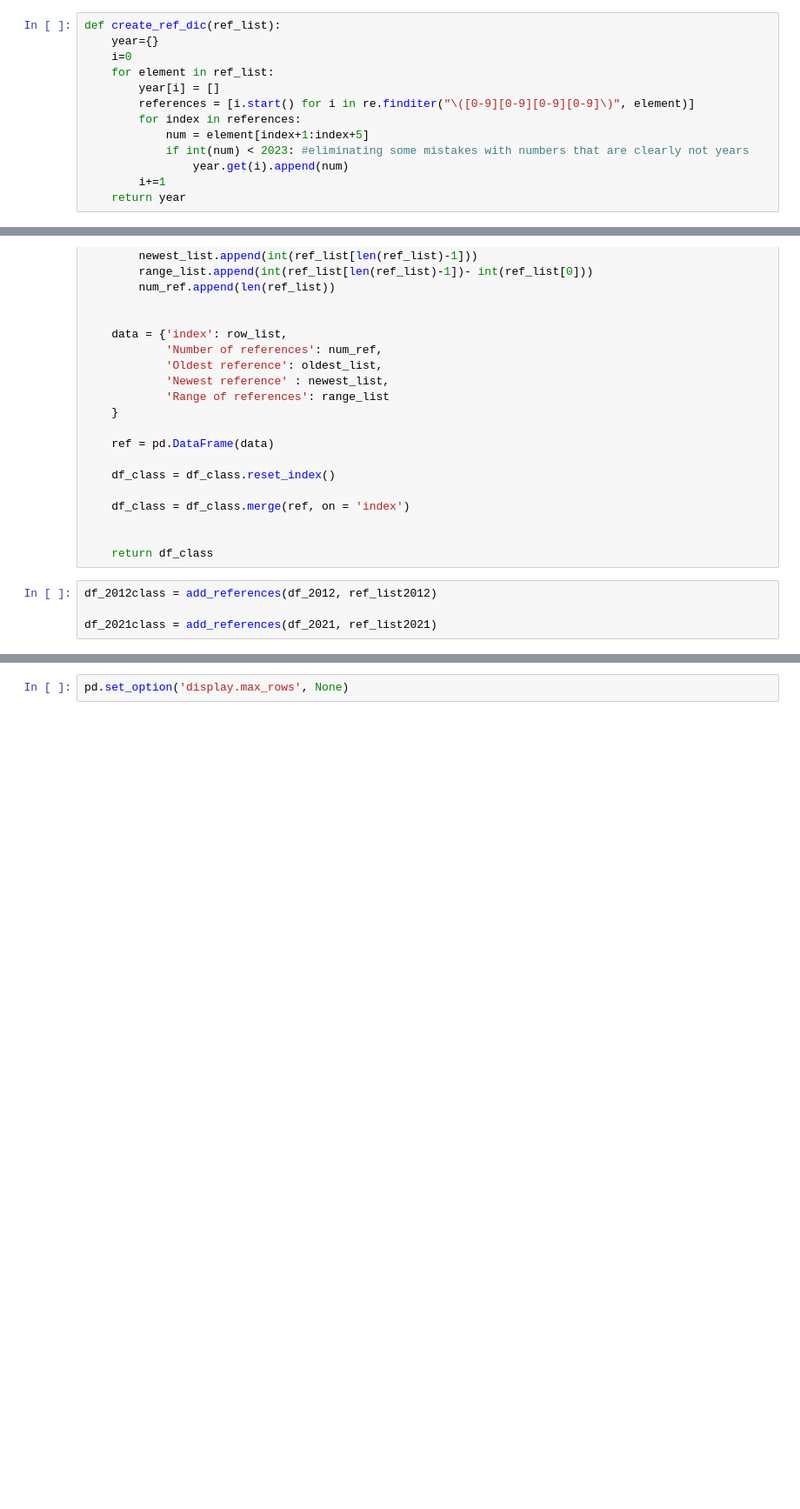
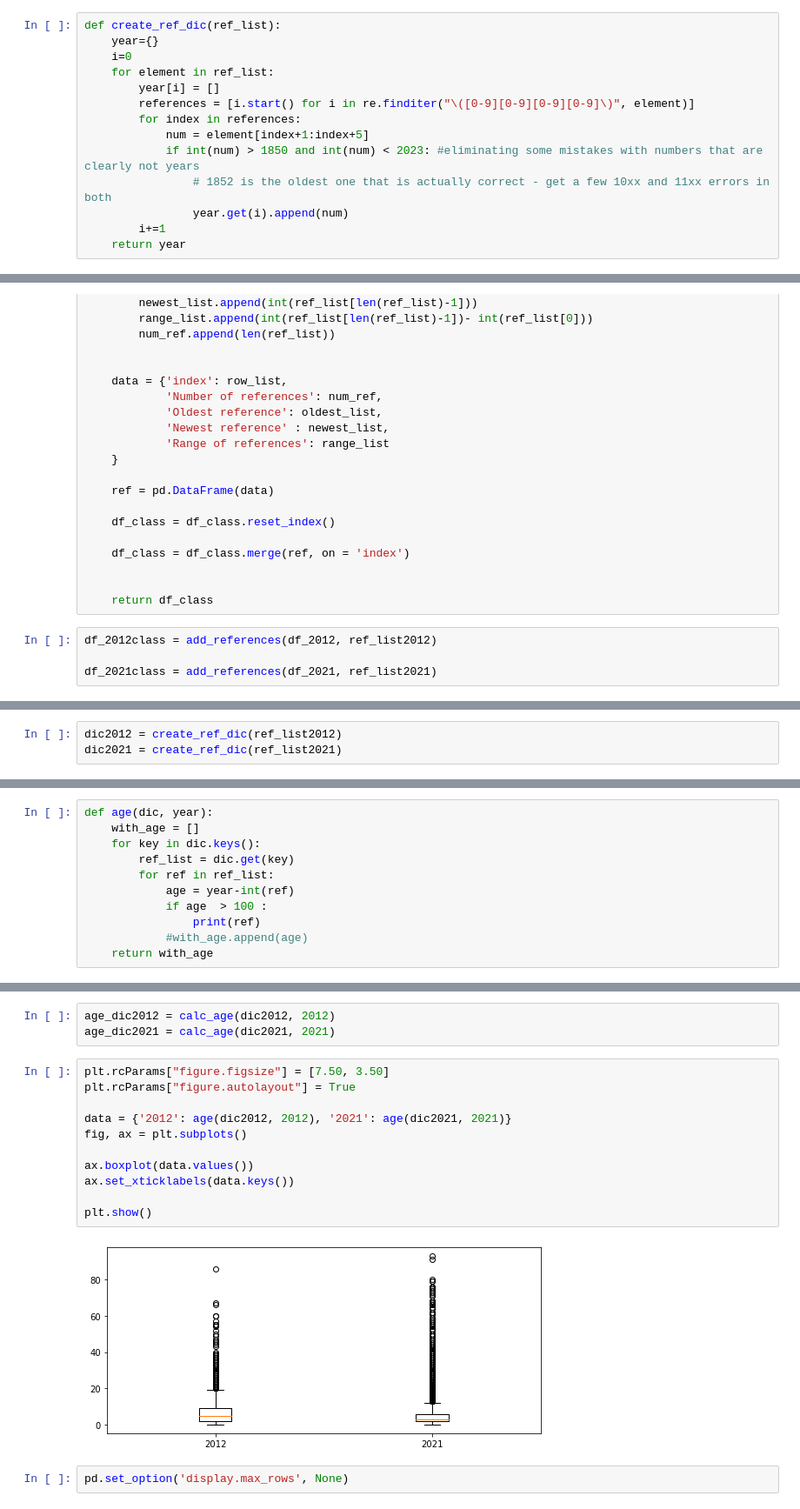
Before and after one commit to christinekaarde/MICCAI-review-thesis, a Jupyter notebook: database creation/references mining.ipynb, the cells around one changed output, grey strips where cells are left out. Shown at 87% size. Drawn from its saved outputs; the diff is of its cells as text; blank space fills up the shorter version.

```diff
--- a/database creation/references mining.ipynb
+++ b/database creation/references mining.ipynb
@@ -40,7 +41,8 @@ def create_ref_dic(ref_list):
         references = [i.start() for i in re.finditer("\([0-9][0-9][0-9][0-9]\)", element)]
         for index in references:
             num = element[index+1:index+5]
-            if int(num) < 2023: #eliminating some mistakes with numbers that are clearly not years
+            if int(num) > 1850 and int(num) < 2023: #eliminating some mistakes with numbers that are clearly not years
+                # 1852 is the oldest one that is actually correct - get a few 10xx and 11xx errors in both
                 year.get(i).append(num)
         i+=1
     return year
@@ -90,0 +97,3 @@ df_2021class = add_references(df_2021, ref_list2021)
+# %%
+dic2012 = create_ref_dic(ref_list2012)
+dic2021 = create_ref_dic(ref_list2021)
@@ -90,0 +109,11 @@ df_2021class = add_references(df_2021, ref_list2021)
+# %%
+def age(dic, year):
+    with_age = []
+    for key in dic.keys():
+        ref_list = dic.get(key)
+        for ref in ref_list:
+            age = year-int(ref)
+            if age  > 100 :
+                print(ref)
+            #with_age.append(age)
+    return with_age
@@ -91,3 +155,19 @@ df_2021class = add_references(df_2021, ref_list2021)
+# %%
+age_dic2012 = calc_age(dic2012, 2012)
+age_dic2021 = calc_age(dic2021, 2021)
+# %%
+plt.rcParams["figure.figsize"] = [7.50, 3.50]
+plt.rcParams["figure.autolayout"] = True
+
+data = {'2012': age(dic2012, 2012), '2021': age(dic2021, 2021)}
+fig, ax = plt.subplots()
+
+ax.boxplot(data.values())
+ax.set_xticklabels(data.keys())
+
+plt.show()
+# %% [output]
+[figure, added]
 # %%
 pd.set_option('display.max_rows', None)
 # %%
```
Also changed, not shown: parts of 7 cells of this notebook, 1 other file.
